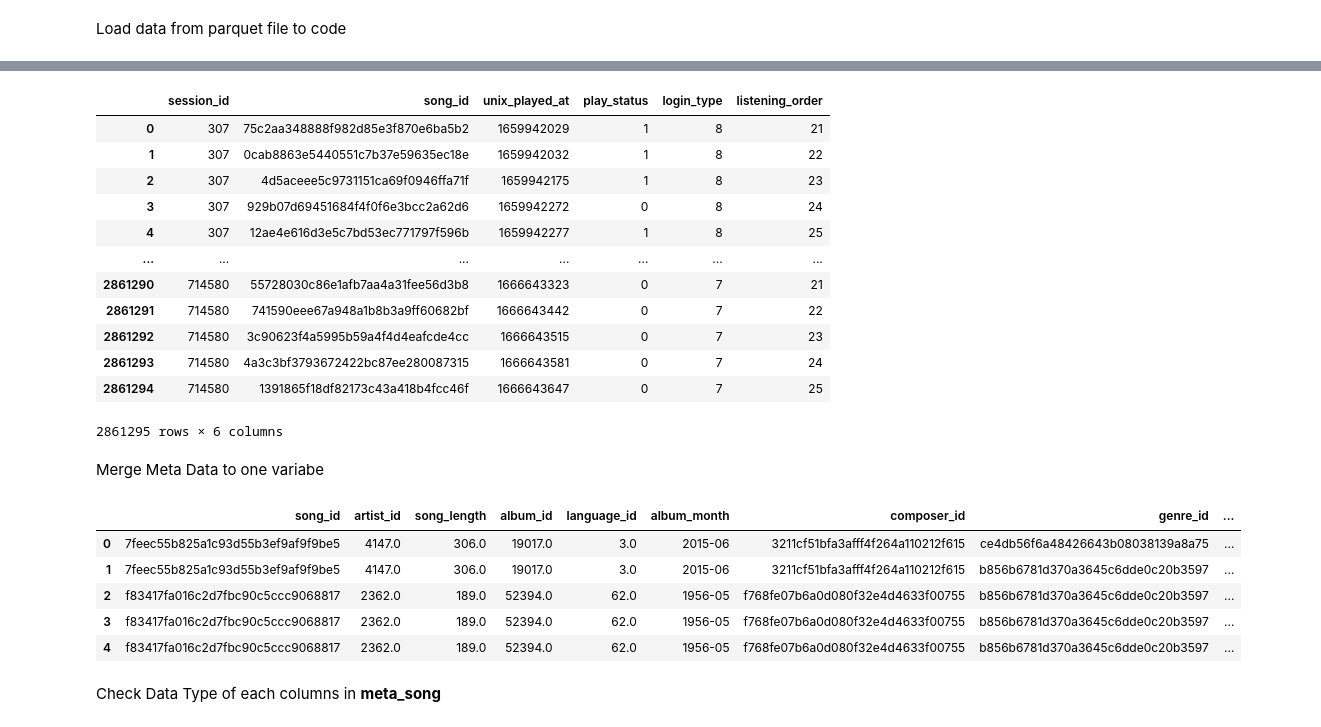
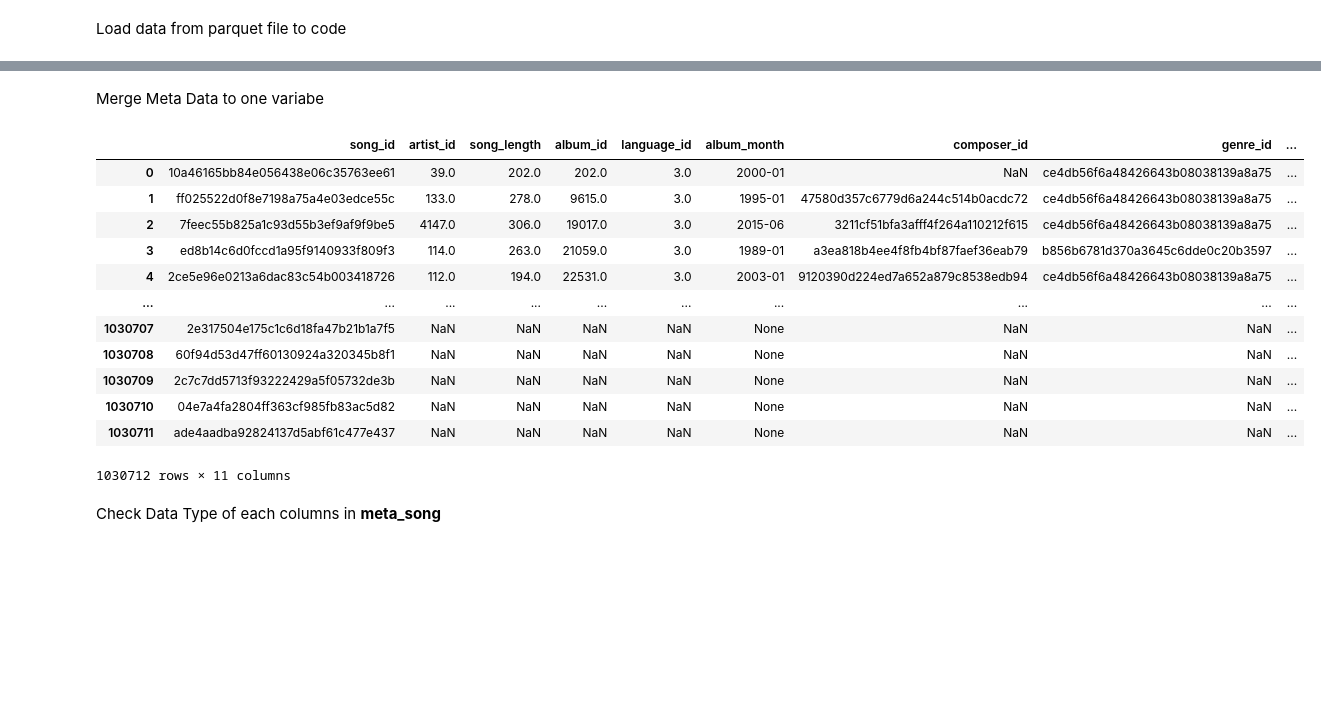
Before and after one commit to JimmyCh2001/kkcompany_datagame_schubert, a Jupyter notebook: kkcompany_datagame_schubert_019.ipynb, the cells around one changed output, grey strips where cells are left out. Cells and saved outputs as stored; diff of their text form; code cells hidden in the pictures; blank space fills up the shorter version.

```diff
--- a/kkcompany_datagame_schubert_019.ipynb
+++ b/kkcompany_datagame_schubert_019.ipynb
@@ -126,35 +65,26 @@ label_test
-# %%
-label_target
-# %% [output]
-|  | session_id | song_id | unix_played_at | play_status | login_type | listening_order |
-| 0 | 307 | 75c2aa348888f982d85e3f870e6ba5b2 | 1659942029 | 1 | 8 | 21 |
-| 1 | 307 | 0cab8863e5440551c7b37e59635ec18e | 1659942032 | 1 | 8 | 22 |
-| 2 | 307 | 4d5aceee5c9731151ca69f0946ffa71f | 1659942175 | 1 | 8 | 23 |
-| 3 | 307 | 929b07d69451684f4f0f6e3bcc2a62d6 | 1659942272 | 0 | 8 | 24 |
-| 4 | 307 | 12ae4e616d3e5c7bd53ec771797f596b | 1659942277 | 1 | 8 | 25 |
-| ... | ... | ... | ... | ... | ... | ... |
-| 2861290 | 714580 | 55728030c86e1afb7aa4a31fee56d3b8 | 1666643323 | 0 | 7 | 21 |
-| 2861291 | 714580 | 741590eee67a948a1b8b3a9ff60682bf | 1666643442 | 0 | 7 | 22 |
-| 2861292 | 714580 | 3c90623f4a5995b59a4f4d4eafcde4cc | 1666643515 | 0 | 7 | 23 |
-| 2861293 | 714580 | 4a3c3bf3793672422bc87ee280087315 | 1666643581 | 0 | 7 | 24 |
-| 2861294 | 714580 | 1391865f18df82173c43a418b4fcc46f | 1666643647 | 0 | 7 | 25 |
-2861295 rows × 6 columns
 # %% [markdown]
 Merge Meta Data to one variabe
 # %%
 list_meta = [meta_song_composer, meta_song_genre, meta_song_title, meta_song_lyricist, meta_song_producer]
 
 for meta in list_meta:
-  meta_song = pd.merge(meta_song, meta, on="song_id", how="inner")
+  meta_song = pd.merge(meta_song, meta.drop_duplicates(subset='song_id'), on="song_id", how="left")
 
-meta_song.head()
+meta_song
 # %% [output]
 |  | song_id | artist_id | song_length | album_id | language_id | album_month | composer_id | genre_id | ... |
-| 0 | 7feec55b825a1c93d55b3ef9af9f9be5 | 4147.0 | 306.0 | 19017.0 | 3.0 | 2015-06 | 3211cf51bfa3afff4f264a110212f615 | ce4db56f6a48426643b08038139a8a75 | ... |
-| 1 | 7feec55b825a1c93d55b3ef9af9f9be5 | 4147.0 | 306.0 | 19017.0 | 3.0 | 2015-06 | 3211cf51bfa3afff4f264a110212f615 | b856b6781d370a3645c6dde0c20b3597 | ... |
-| 2 | f83417fa016c2d7fbc90c5ccc9068817 | 2362.0 | 189.0 | 52394.0 | 62.0 | 1956-05 | f768fe07b6a0d080f32e4d4633f00755 | b856b6781d370a3645c6dde0c20b3597 | ... |
-| 3 | f83417fa016c2d7fbc90c5ccc9068817 | 2362.0 | 189.0 | 52394.0 | 62.0 | 1956-05 | f768fe07b6a0d080f32e4d4633f00755 | b856b6781d370a3645c6dde0c20b3597 | ... |
-| 4 | f83417fa016c2d7fbc90c5ccc9068817 | 2362.0 | 189.0 | 52394.0 | 62.0 | 1956-05 | f768fe07b6a0d080f32e4d4633f00755 | b856b6781d370a3645c6dde0c20b3597 | ... |
+| 0 | 10a46165bb84e056438e06c35763ee61 | 39.0 | 202.0 | 202.0 | 3.0 | 2000-01 | NaN | ce4db56f6a48426643b08038139a8a75 | ... |
+| 1 | ff025522d0f8e7198a75a4e03edce55c | 133.0 | 278.0 | 9615.0 | 3.0 | 1995-01 | 47580d357c6779d6a244c514b0acdc72 | ce4db56f6a48426643b08038139a8a75 | ... |
+| 2 | 7feec55b825a1c93d55b3ef9af9f9be5 | 4147.0 | 306.0 | 19017.0 | 3.0 | 2015-06 | 3211cf51bfa3afff4f264a110212f615 | ce4db56f6a48426643b08038139a8a75 | ... |
+| 3 | ed8b14c6d0fccd1a95f9140933f809f3 | 114.0 | 263.0 | 21059.0 | 3.0 | 1989-01 | a3ea818b4ee4f8fb4bf87faef36eab79 | b856b6781d370a3645c6dde0c20b3597 | ... |
+| 4 | 2ce5e96e0213a6dac83c54b003418726 | 112.0 | 194.0 | 22531.0 | 3.0 | 2003-01 | 9120390d224ed7a652a879c8538edb94 | ce4db56f6a48426643b08038139a8a75 | ... |
+| ... | ... | ... | ... | ... | ... | ... | ... | ... | ... |
+| 1030707 | 2e317504e175c1c6d18fa47b21b1a7f5 | NaN | NaN | NaN | NaN | None | NaN | NaN | ... |
+| 1030708 | 60f94d53d47ff60130924a320345b8f1 | NaN | NaN | NaN | NaN | None | NaN | NaN | ... |
+| 1030709 | 2c7c7dd5713f93222429a5f05732de3b | NaN | NaN | NaN | NaN | None | NaN | NaN | ... |
+| 1030710 | 04e7a4fa2804ff363cf985fb83ac5d82 | NaN | NaN | NaN | NaN | None | NaN | NaN | ... |
+| 1030711 | ade4aadba92824137d5abf61c477e437 | NaN | NaN | NaN | NaN | None | NaN | NaN | ... |
+1030712 rows × 11 columns
 # %% [markdown]
 Check Data Type of each columns in **meta_song**
 # %%
```
Also changed, not shown: parts of 14 cells of this notebook.
